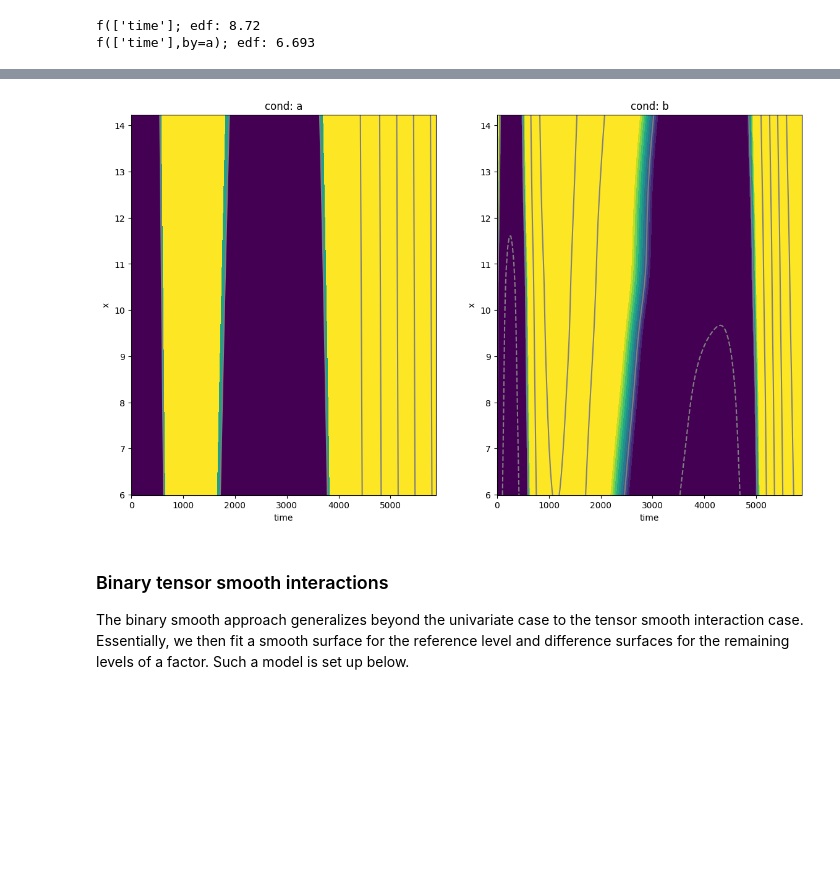
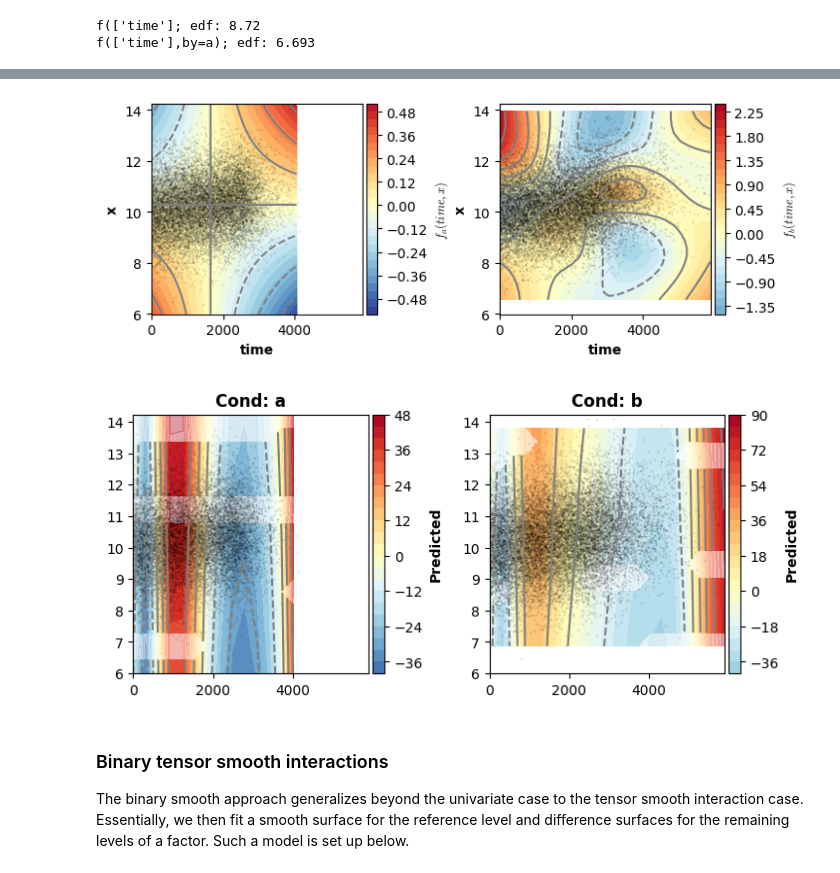
Before and after one commit to JoKra1/mssmViz, a Jupyter notebook: 1) GAMMs.ipynb, the cells around one changed output, grey strips where cells are left out. Saved outputs shown, nothing was run; the diff lists cells and outputs as text; code cells hidden in the pictures; blank space fills up the shorter version.

```diff
--- a/1) GAMMs.ipynb
+++ b/1) GAMMs.ipynb
@@ -143,14 +157,0 @@ plt.show()
-# %%
-# Partial prediction for a single smooth
-time_pred = [t for t in range(0,max(dat["time"]),20)]
-new_dat = pd.DataFrame({"time":time_pred})
-
-# Make partial prediction using just terms[1] - the smooth of time or f(time)!
-pred,pred_mat,boundary = model.predict([1],new_dat,ci=True,alpha=0.05)
-
-plt.plot(time_pred,pred,color='black')
-plt.plot(time_pred,pred + boundary,color='grey', linestyle='dotted')
-plt.plot(time_pred,pred - boundary,color='grey', linestyle='dotted')
-plt.xlabel("time")
-plt.ylabel("f(time)")
-plt.show()
@@ -393,9 +314,9 @@ The ti() term in mgcv enables decomposing the 3-way interaction into separate in
 formula5 = Formula(lhs=lhs("y"), # The dependent variable - here y!
                         terms=[i(), # The intercept, a
                                l(["cond"]), # Offset for cond='b'
-                               f(["time"],by="cond",constraint=ConstType.QR), # to-way interaction between time and cond; one smooth over time per cond level
-                               f(["x"],by="cond",constraint=ConstType.QR), # to-way interaction between x and cond; one smooth over x per cond level
-                               f(["time","x"],by="cond",constraint=ConstType.QR)], # one smooth surface over time and x - f(time,x) - per level of cond: three-way interaction!
+                               f(["time"],by="cond"), # to-way interaction between time and cond; one smooth over time per cond level
+                               f(["x"],by="cond"), # to-way interaction between x and cond; one smooth over x per cond level
+                               f(["time","x"],by="cond")], # one smooth surface over time and x - f(time,x) - per level of cond: three-way interaction!
                         data=dat)
 # %%
 # Fit the model
@@ -450,37 +350,45 @@ for ci,c in enumerate(["a","b"]):
+# %%
+# Visualizing the partial interaction. Now the surface really covers only the three-way interaction estimate. Hence, it looks very different from the previous plots.
+fig = plt.figure(figsize=(2*single_size,single_size),layout='constrained')
+axs = fig.subplots(1,2,gridspec_kw={"wspace":0.3})
+plot(model5,which=[4],axs=axs,ci=False)
+plt.show()
+# %% [output]
+[figure, added]
 # %%
 # Visualizing the three-way interaction + the two-way interactions approximates the surfaces estimated by model4, which did not attempt to decompose these.
 # In this case, the plots are quite similar. This is not guaranteed, and in practice models set up like model5 will tend to produce more flexible solutions - because they have
-# a larger solution space, in which they might find evidence for a more complex solution.
-fig = plt.figure(figsize=(14,8))
+# a larger solution space, in which they might find evidence for a more complex solution (see Wood, 2017).
 
+fig = plt.figure(figsize=(2*single_size,single_size),layout='constrained')
+axs = fig.subplots(1,2,gridspec_kw={"wspace":0.3})
+titles = ["Cond: a", "Cond: b"]
+
+# Set up some new data for prediction
+time_pred = []
+x_pred = []
+
+xr = [t for t in np.linspace(min(dat["x"]),max(dat["x"]),20)]
+tr = np.linspace(0,max(dat["time"]),len(xr))
+
+for t in tr:
+    for x in xr:
+        time_pred.append(t)
+        x_pred.append(x)
+
+# Loop over conditions
 for ci,c in enumerate(["a","b"]):
-    time_pred = []
-    x_pred = []
 
-    xr = [t for t in np.linspace(min(dat["x"]),max(dat["x"]),200)]
-    tr = np.linspace(0,max(dat["time"]),len(xr))
-
-    for t in tr:
-        for x in xr:
-            time_pred.append(t)
-            x_pred.append(x)
 
     new_dat = pd.DataFrame({"x":x_pred,
                             "cond":[c for _ in range(len(x_pred))],
                             "time":time_pred})
 
-    TP_pred,_,_ = model5.predict([1,2,3,4],new_dat)
+    plot_fitted(new_dat,["time","x"],model5,ax=axs[ci],use=[2,3,4],title=titles[ci])
 
-    ax = fig.add_subplot(1,2,ci+1)
-
-    ff = ax.contourf(tr,xr,TP_pred.reshape(len(xr),len(xr)).T,levels=len(xr),vmin=-2,vmax=6)
-    ll = ax.contour(tr,xr,TP_pred.reshape(len(xr),len(xr)).T,colors="grey")
-    ax.set_ylim((min(dat["x"]),max(dat["x"])))
-    ax.set_title(f"cond: {c}")
-    ax.set_ylabel("x")
-    ax.set_xlabel("time")
+plt.show()
 # %% [output]
-[figure, old version]
+[figure, new version]
 # %% [markdown]
 ### Binary tensor smooth interactions
 The binary smooth approach generalizes beyond the univariate case to the tensor smooth interaction case. Essentially, we then fit a smooth surface for the reference level and difference surfaces for the remaining levels of a factor. Such a model is set up below.
```
Also changed, not shown: parts of 106 cells of this notebook, 11 other files.
